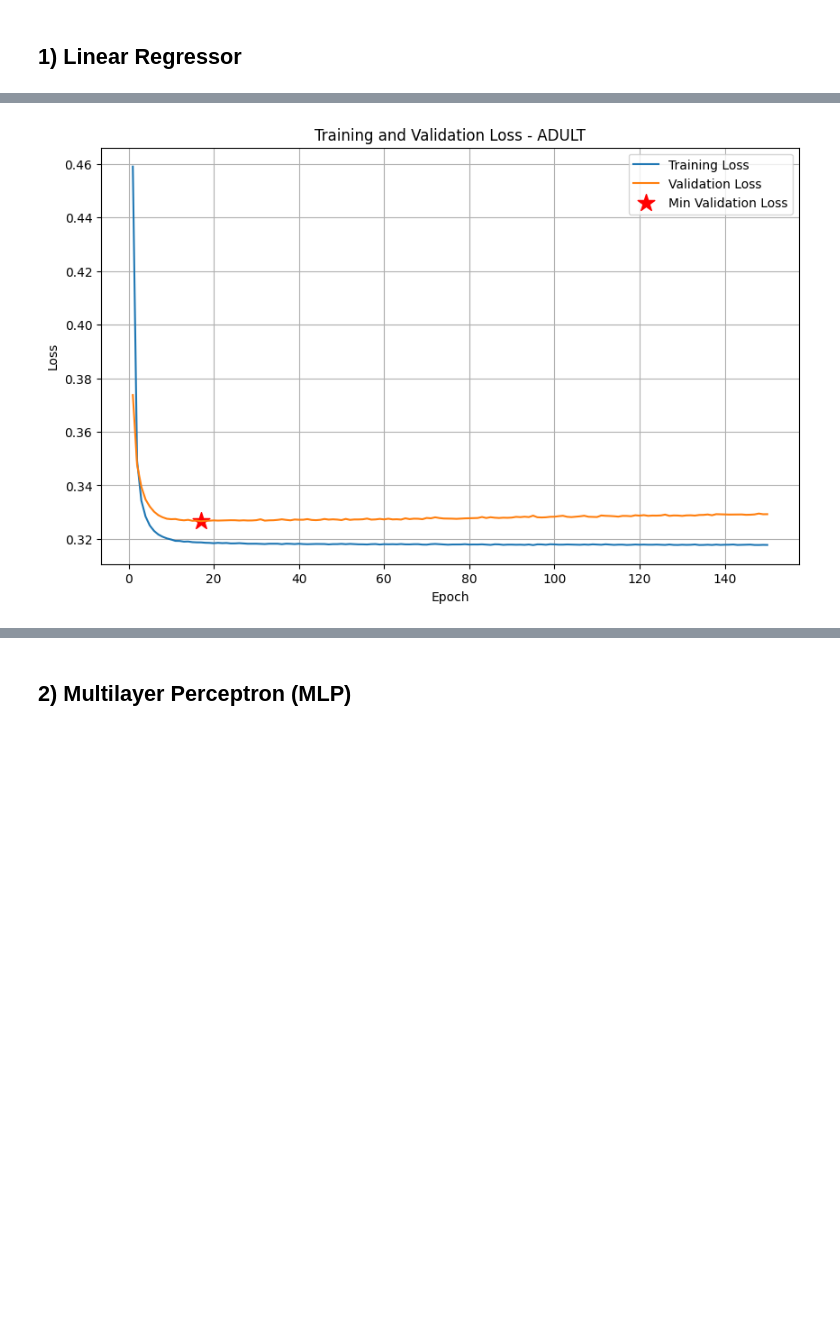
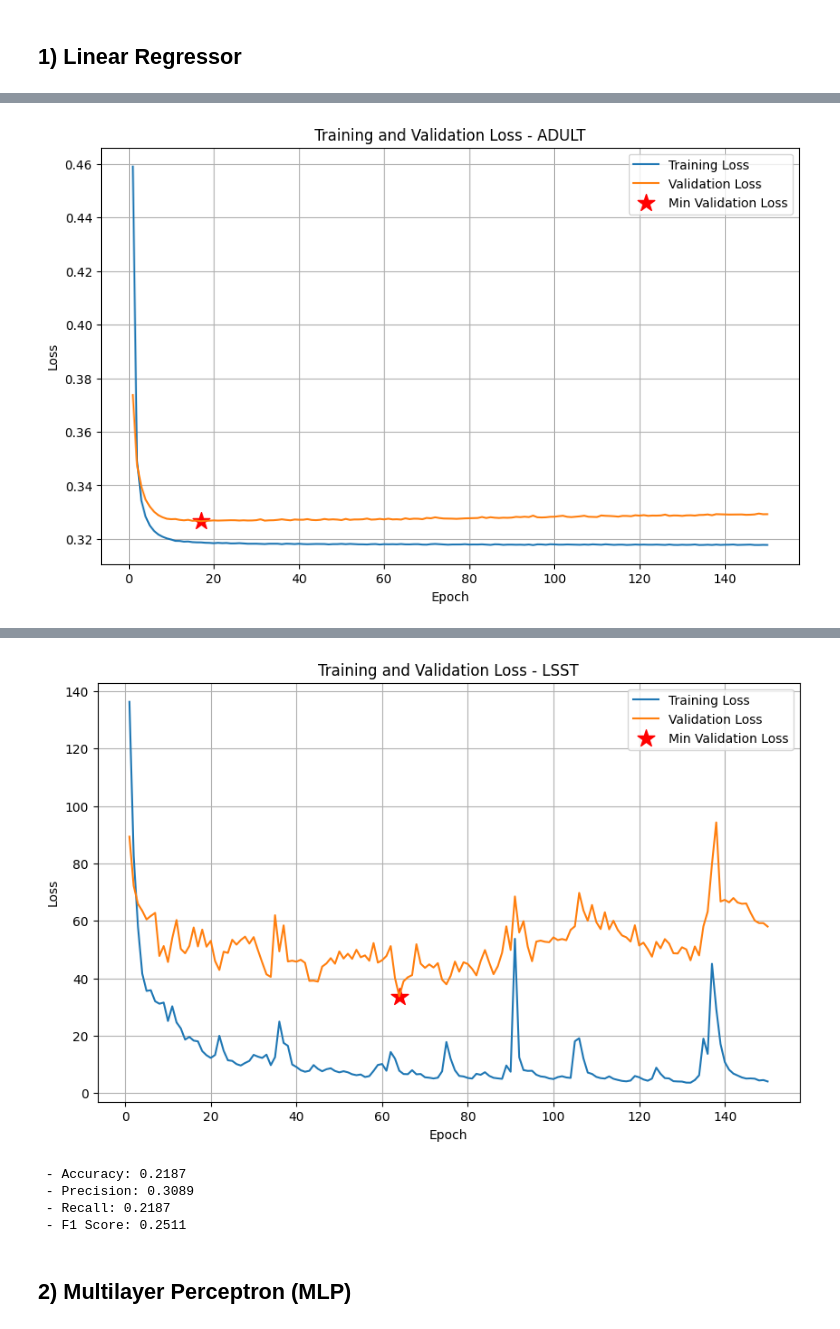
Before and after one commit to pako-23/eris, a Jupyter notebook: experiments/test_models_training.ipynb, the cells around one changed output, grey strips where cells are left out. Drawn from its saved outputs; the diff is of its cells as text; code cells hidden in the pictures; blank space fills up the shorter version.

```diff
--- a/experiments/test_models_training.ipynb
+++ b/experiments/test_models_training.ipynb
@@ -275,8 +226,8 @@ def plot_training_metrics(metrics, dataset):
 ## 1) Linear Regressor
 # %%
 # Training loop
-DATASETS = ['mnist', 'cifar10', 'airline', 'adult']
-EPOCHS = [30,30,1000,150]
+DATASETS = ['mnist', 'cifar10', 'airline', 'adult', 'LSST']
+EPOCHS = [30,30,1000,150, 150]
 BATCH_SIZE = 64
 LEARNING_RATE = 0.001
 DEVICE = check_gpu()
@@ -406,3 +370,8 @@ Epoch [150/150], Loss: 0.3178, Val Loss: 0.3293
+[figure, added]
+ - Accuracy: 0.2187
+ - Precision: 0.3089
+ - Recall: 0.2187
+ - F1 Score: 0.2511
 # %% [markdown]
 ## 2) Multilayer Perceptron (MLP)
 # %%
```
Also changed, not shown: parts of 9 cells of this notebook, 1 other file.
